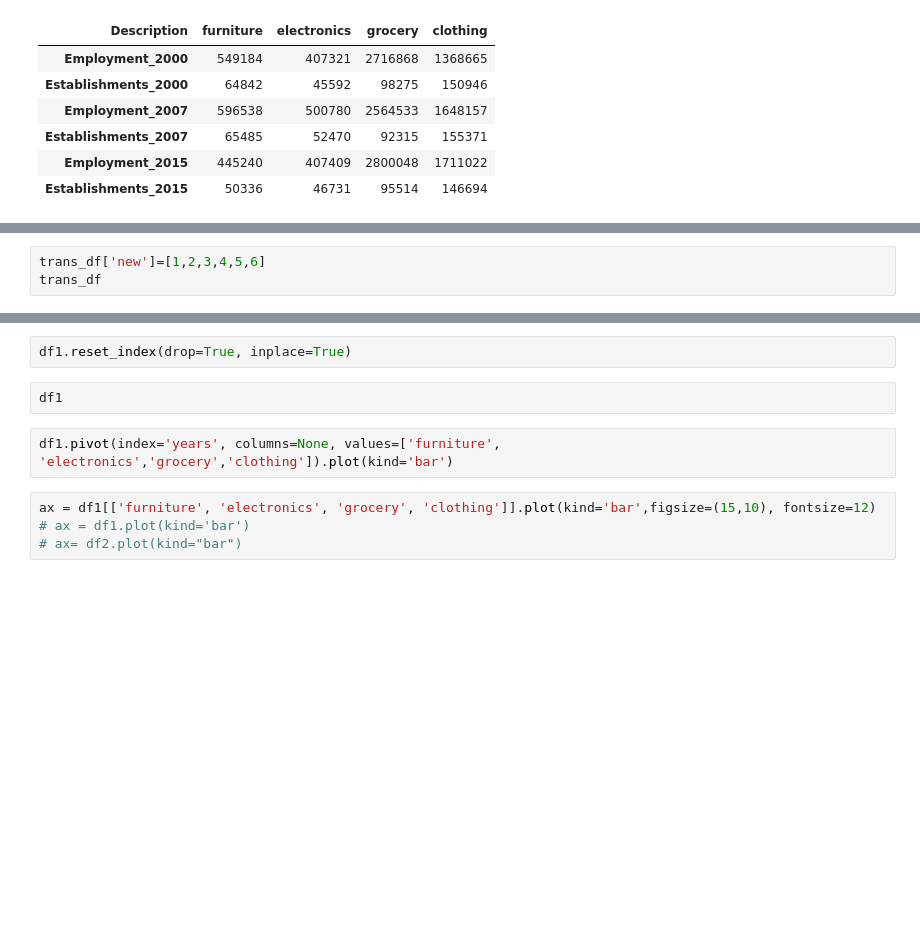
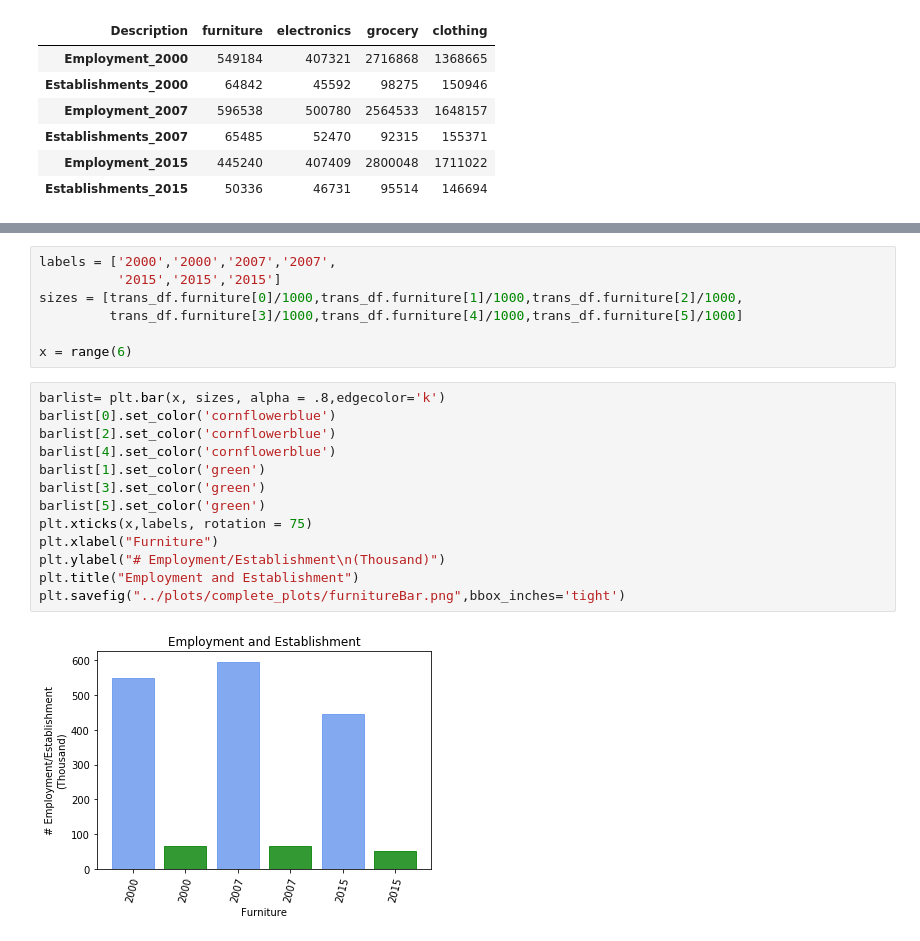
Before and after one commit to christybalaji/Retail_Crisis, a Jupyter notebook: data/plots/emloyment_establisment.ipynb, the cells around one changed output, grey strips where cells are left out. Drawn from its saved outputs; the diff is of its cells as text; blank space fills up the shorter version.

```diff
--- a/data/plots/emloyment_establisment.ipynb
+++ b/data/plots/emloyment_establisment.ipynb
@@ -117,3 +56,0 @@ plt.xticks(tick_locations, tick_labels)
-# %%
-trans_df['new']=[1,2,3,4,5,6]
-trans_df
@@ -175,10 +57,22 @@ df1=df1.rename(columns= {"index":"years"})
-# %%
-df1.reset_index(drop=True, inplace=True)
-# %%
-df1
-# %%
-df1.pivot(index='years', columns=None, values=['furniture', 'electronics','grocery','clothing']).plot(kind='bar')
-# %%
-ax = df1[['furniture', 'electronics', 'grocery', 'clothing']].plot(kind='bar',figsize=(15,10), fontsize=12)
-# ax = df1.plot(kind='bar')
-# ax= df2.plot(kind="bar")
+# %%
+labels = ['2000','2000','2007','2007',
+          '2015','2015','2015']
+sizes = [trans_df.furniture[0]/1000,trans_df.furniture[1]/1000,trans_df.furniture[2]/1000,
+         trans_df.furniture[3]/1000,trans_df.furniture[4]/1000,trans_df.furniture[5]/1000]
+
+x = range(6)
+# %%
+barlist= plt.bar(x, sizes, alpha = .8,edgecolor='k')
+barlist[0].set_color('cornflowerblue')
+barlist[2].set_color('cornflowerblue')
+barlist[4].set_color('cornflowerblue')
+barlist[1].set_color('green')
+barlist[3].set_color('green')
+barlist[5].set_color('green')
+plt.xticks(x,labels, rotation = 75)
+plt.xlabel("Furniture")
+plt.ylabel("# Employment/Establishment\n(Thousand)")
+plt.title("Employment and Establishment")
+plt.savefig("../plots/complete_plots/furnitureBar.png",bbox_inches='tight')
+# %% [output]
+[figure, added]
```
Also changed, not shown: parts of 18 cells of this notebook, 7 other files.
